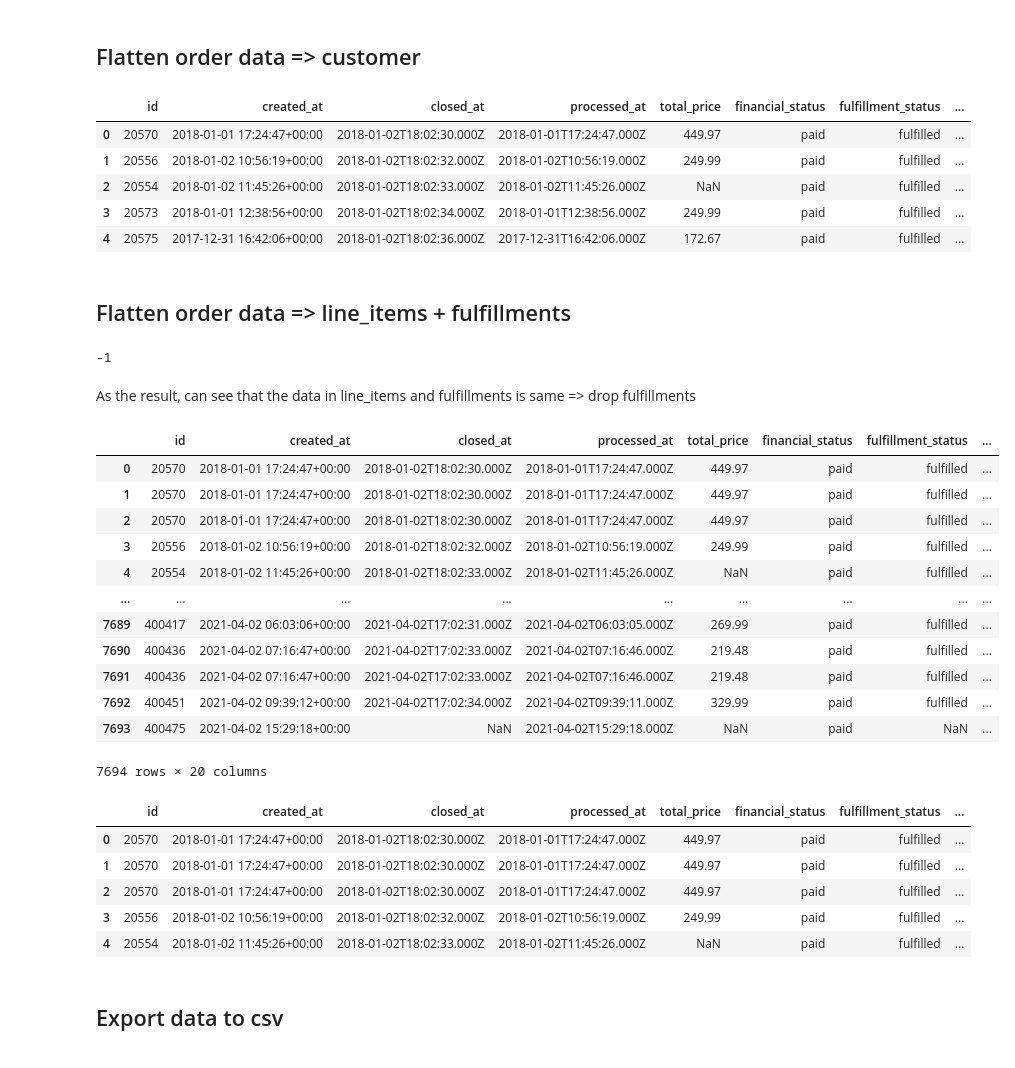
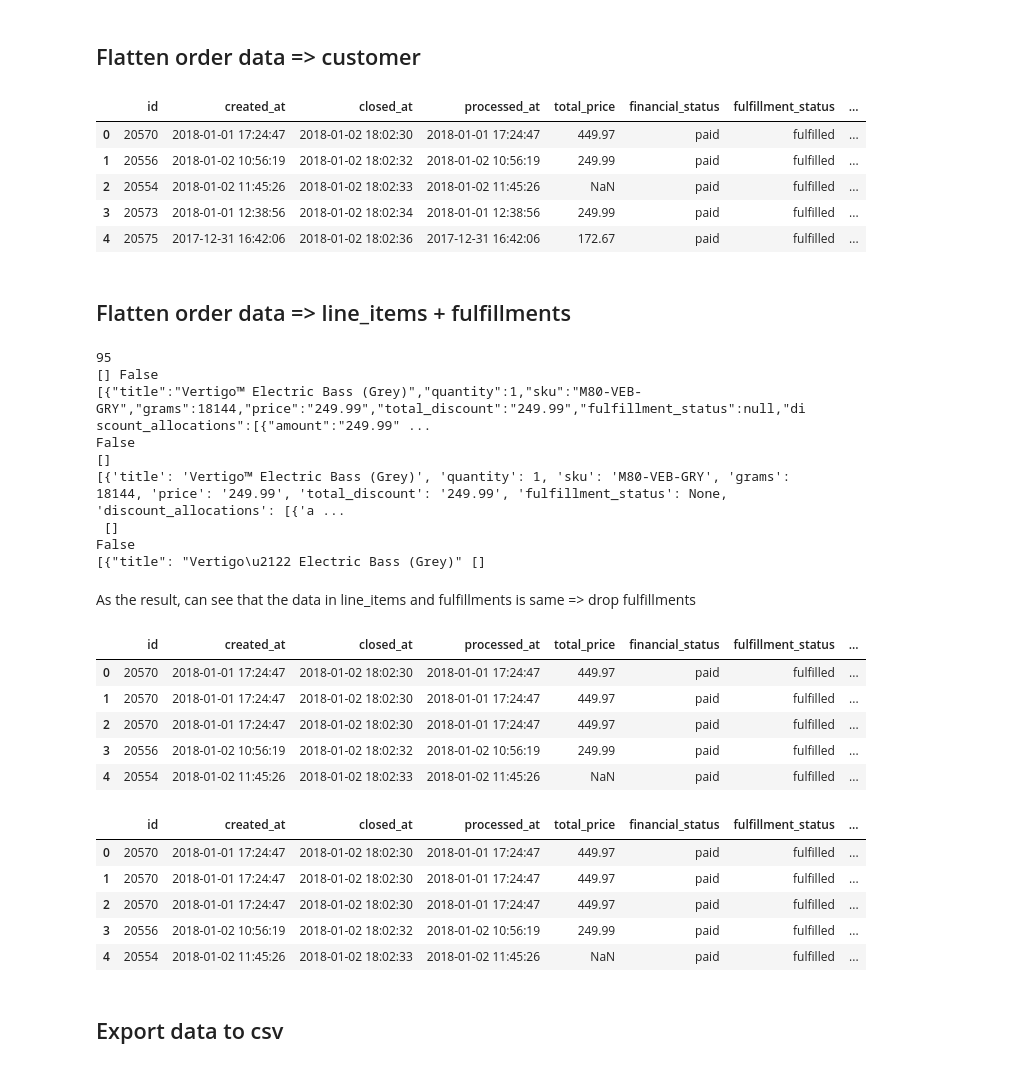
Before and after one commit to powlook/IRS-PM-2021-01-16-IS03PT-GRP-Telescope-OrderForecastingSystem, a Jupyter notebook: SystemFiles/notebooks/M_DataPreprocess.ipynb, the cells around one changed output. Drawn from its saved outputs; the diff is of its cells as text; code cells hidden in the pictures.

```diff
--- a/SystemFiles/notebooks/M_DataPreprocess.ipynb
+++ b/SystemFiles/notebooks/M_DataPreprocess.ipynb
@@ -43,0 +53,3 @@ order_df = pd.read_csv('../data-raw/orders.csv', parse_dates=[1,11], infer_datet
+# %%
+order_df = pd.read_sql_table('orders', engine)
+order_df.head(3)
@@ -49,7 +106,7 @@ def dataframe_flatten(df, column):
         return df
     if isinstance(df[column][0], str):
         data_fillna = df[column].fillna('{}')
-        data_json = data_fillna.apply(json.loads)
+        data_json = data_fillna.apply(lambda x: json.loads(x) if x else {})
     else:
         data_fillna = df[column].fillna({})
         data_json = data_fillna
@@ -90,11 +147,11 @@ order_df =  dataframe_flatten(order_df, 'customer')
 order_df.head()
 # %% [output]
 |  | id | created_at | closed_at | processed_at | total_price | financial_status | fulfillment_status | ... |
-| 0 | 20570 | 2018-01-01 17:24:47+00:00 | 2018-01-02T18:02:30.000Z | 2018-01-01T17:24:47.000Z | 449.97 | paid | fulfilled | ... |
-| 1 | 20556 | 2018-01-02 10:56:19+00:00 | 2018-01-02T18:02:32.000Z | 2018-01-02T10:56:19.000Z | 249.99 | paid | fulfilled | ... |
-| 2 | 20554 | 2018-01-02 11:45:26+00:00 | 2018-01-02T18:02:33.000Z | 2018-01-02T11:45:26.000Z | NaN | paid | fulfilled | ... |
-| 3 | 20573 | 2018-01-01 12:38:56+00:00 | 2018-01-02T18:02:34.000Z | 2018-01-01T12:38:56.000Z | 249.99 | paid | fulfilled | ... |
-| 4 | 20575 | 2017-12-31 16:42:06+00:00 | 2018-01-02T18:02:36.000Z | 2017-12-31T16:42:06.000Z | 172.67 | paid | fulfilled | ... |
+| 0 | 20570 | 2018-01-01 17:24:47 | 2018-01-02 18:02:30 | 2018-01-01 17:24:47 | 449.97 | paid | fulfilled | ... |
+| 1 | 20556 | 2018-01-02 10:56:19 | 2018-01-02 18:02:32 | 2018-01-02 10:56:19 | 249.99 | paid | fulfilled | ... |
+| 2 | 20554 | 2018-01-02 11:45:26 | 2018-01-02 18:02:33 | 2018-01-02 11:45:26 | NaN | paid | fulfilled | ... |
+| 3 | 20573 | 2018-01-01 12:38:56 | 2018-01-02 18:02:34 | 2018-01-01 12:38:56 | 249.99 | paid | fulfilled | ... |
+| 4 | 20575 | 2017-12-31 16:42:06 | 2018-01-02 18:02:36 | 2017-12-31 16:42:06 | 172.67 | paid | fulfilled | ... |
 # %% [markdown]
 ## Flatten order data => line_items + fulfillments
 # %%
@@ -146,7 +203,15 @@ if first_i >= 0:
 
     # order_df.head()
 # %% [output]
--1
+95
+[] False
+[{"title":"Vertigo™ Electric Bass (Grey)","quantity":1,"sku":"M80-VEB-GRY","grams":18144,"price":"249.99","total_discount":"249.99","fulfillment_status":null,"discount_allocations":[{"amount":"249.99" ...
+False
+[]
+[{'title': 'Vertigo™ Electric Bass (Grey)', 'quantity': 1, 'sku': 'M80-VEB-GRY', 'grams': 18144, 'price': '249.99', 'total_discount': '249.99', 'fulfillment_status': None, 'discount_allocations': [{'a ...
+ []
+False
+[{"title": "Vertigo\u2122 Electric Bass (Grey)" []
 # %% [markdown]
 As the result, can see that the data in line_items and fulfillments is same => drop fulfillments
 # %%
@@ -164,31 +229,24 @@ if isinstance(order_df['line_items'][0], str):
 # %%
 order_df.reset_index(inplace=True, drop=True)
 order_df =  dataframe_flatten(order_df, 'line_items')
-order_df
+order_df.head()
 # %% [output]
 |  | id | created_at | closed_at | processed_at | total_price | financial_status | fulfillment_status | ... |
-| 0 | 20570 | 2018-01-01 17:24:47+00:00 | 2018-01-02T18:02:30.000Z | 2018-01-01T17:24:47.000Z | 449.97 | paid | fulfilled | ... |
-| 1 | 20570 | 2018-01-01 17:24:47+00:00 | 2018-01-02T18:02:30.000Z | 2018-01-01T17:24:47.000Z | 449.97 | paid | fulfilled | ... |
-| 2 | 20570 | 2018-01-01 17:24:47+00:00 | 2018-01-02T18:02:30.000Z | 2018-01-01T17:24:47.000Z | 449.97 | paid | fulfilled | ... |
-| 3 | 20556 | 2018-01-02 10:56:19+00:00 | 2018-01-02T18:02:32.000Z | 2018-01-02T10:56:19.000Z | 249.99 | paid | fulfilled | ... |
-| 4 | 20554 | 2018-01-02 11:45:26+00:00 | 2018-01-02T18:02:33.000Z | 2018-01-02T11:45:26.000Z | NaN | paid | fulfilled | ... |
-| ... | ... | ... | ... | ... | ... | ... | ... | ... |
-| 7689 | 400417 | 2021-04-02 06:03:06+00:00 | 2021-04-02T17:02:31.000Z | 2021-04-02T06:03:05.000Z | 269.99 | paid | fulfilled | ... |
-| 7690 | 400436 | 2021-04-02 07:16:47+00:00 | 2021-04-02T17:02:33.000Z | 2021-04-02T07:16:46.000Z | 219.48 | paid | fulfilled | ... |
-| 7691 | 400436 | 2021-04-02 07:16:47+00:00 | 2021-04-02T17:02:33.000Z | 2021-04-02T07:16:46.000Z | 219.48 | paid | fulfilled | ... |
-| 7692 | 400451 | 2021-04-02 09:39:12+00:00 | 2021-04-02T17:02:34.000Z | 2021-04-02T09:39:11.000Z | 329.99 | paid | fulfilled | ... |
-| 7693 | 400475 | 2021-04-02 15:29:18+00:00 | NaN | 2021-04-02T15:29:18.000Z | NaN | paid | NaN | ... |
+| 0 | 20570 | 2018-01-01 17:24:47 | 2018-01-02 18:02:30 | 2018-01-01 17:24:47 | 449.97 | paid | fulfilled | ... |
+| 1 | 20570 | 2018-01-01 17:24:47 | 2018-01-02 18:02:30 | 2018-01-01 17:24:47 | 449.97 | paid | fulfilled | ... |
+| 2 | 20570 | 2018-01-01 17:24:47 | 2018-01-02 18:02:30 | 2018-01-01 17:24:47 | 449.97 | paid | fulfilled | ... |
+| 3 | 20556 | 2018-01-02 10:56:19 | 2018-01-02 18:02:32 | 2018-01-02 10:56:19 | 249.99 | paid | fulfilled | ... |
+| 4 | 20554 | 2018-01-02 11:45:26 | 2018-01-02 18:02:33 | 2018-01-02 11:45:26 | NaN | paid | fulfilled | ... |
-7694 rows × 20 columns
 # %%
 # order_df['discount_applications'] = order_df['discount_applications'].apply(lambda x: len(json.loads(x)) > 0)
 order_df.head()
 # %% [output]
 |  | id | created_at | closed_at | processed_at | total_price | financial_status | fulfillment_status | ... |
-| 0 | 20570 | 2018-01-01 17:24:47+00:00 | 2018-01-02T18:02:30.000Z | 2018-01-01T17:24:47.000Z | 449.97 | paid | fulfilled | ... |
-| 1 | 20570 | 2018-01-01 17:24:47+00:00 | 2018-01-02T18:02:30.000Z | 2018-01-01T17:24:47.000Z | 449.97 | paid | fulfilled | ... |
-| 2 | 20570 | 2018-01-01 17:24:47+00:00 | 2018-01-02T18:02:30.000Z | 2018-01-01T17:24:47.000Z | 449.97 | paid | fulfilled | ... |
-| 3 | 20556 | 2018-01-02 10:56:19+00:00 | 2018-01-02T18:02:32.000Z | 2018-01-02T10:56:19.000Z | 249.99 | paid | fulfilled | ... |
-| 4 | 20554 | 2018-01-02 11:45:26+00:00 | 2018-01-02T18:02:33.000Z | 2018-01-02T11:45:26.000Z | NaN | paid | fulfilled | ... |
+| 0 | 20570 | 2018-01-01 17:24:47 | 2018-01-02 18:02:30 | 2018-01-01 17:24:47 | 449.97 | paid | fulfilled | ... |
+| 1 | 20570 | 2018-01-01 17:24:47 | 2018-01-02 18:02:30 | 2018-01-01 17:24:47 | 449.97 | paid | fulfilled | ... |
+| 2 | 20570 | 2018-01-01 17:24:47 | 2018-01-02 18:02:30 | 2018-01-01 17:24:47 | 449.97 | paid | fulfilled | ... |
+| 3 | 20556 | 2018-01-02 10:56:19 | 2018-01-02 18:02:32 | 2018-01-02 10:56:19 | 249.99 | paid | fulfilled | ... |
+| 4 | 20554 | 2018-01-02 11:45:26 | 2018-01-02 18:02:33 | 2018-01-02 11:45:26 | NaN | paid | fulfilled | ... |
 # %% [markdown]
 ## Export data to csv
 # %%
```
Also changed, not shown: parts of 22 cells of this notebook, 1 other file.
